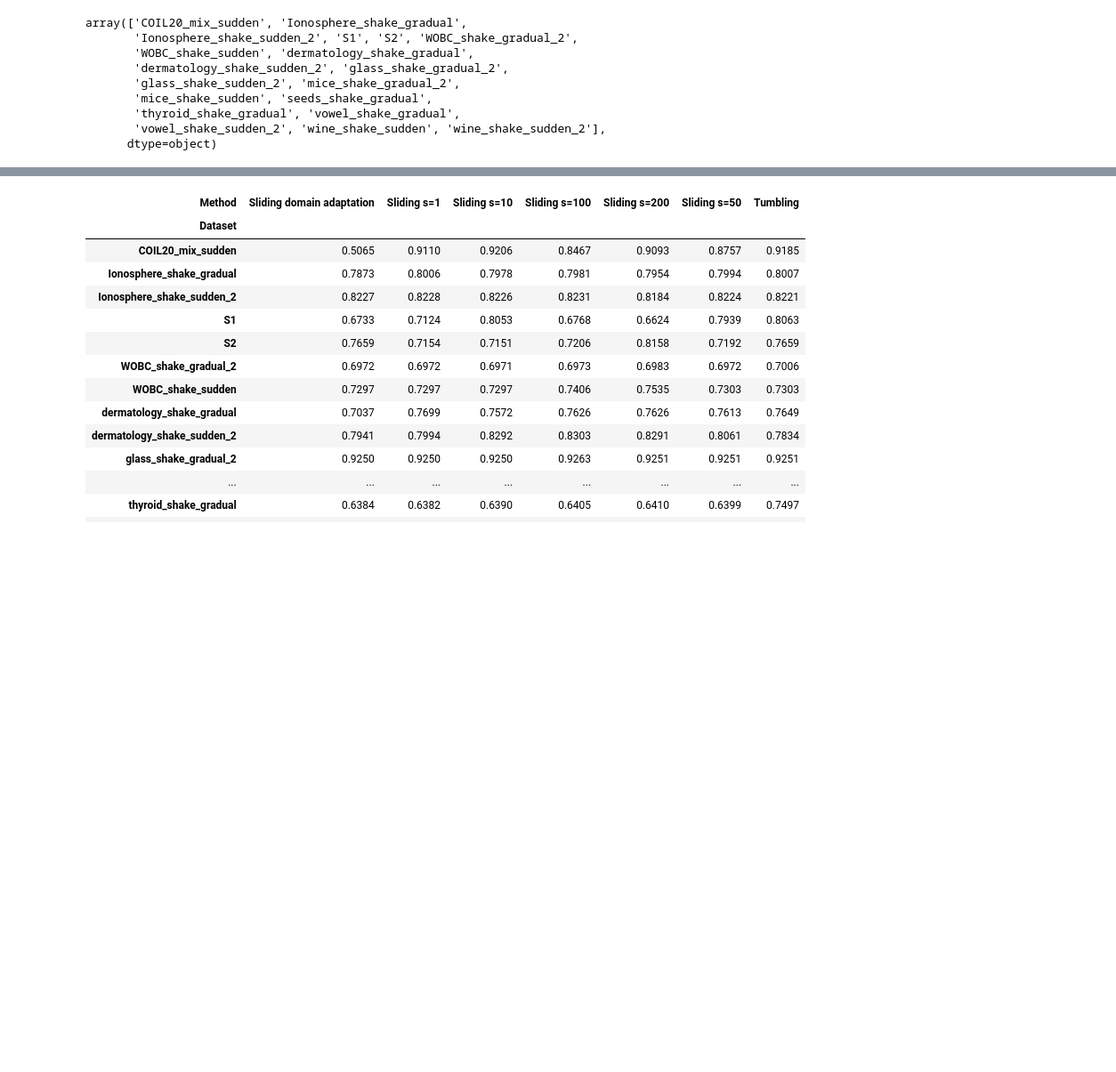
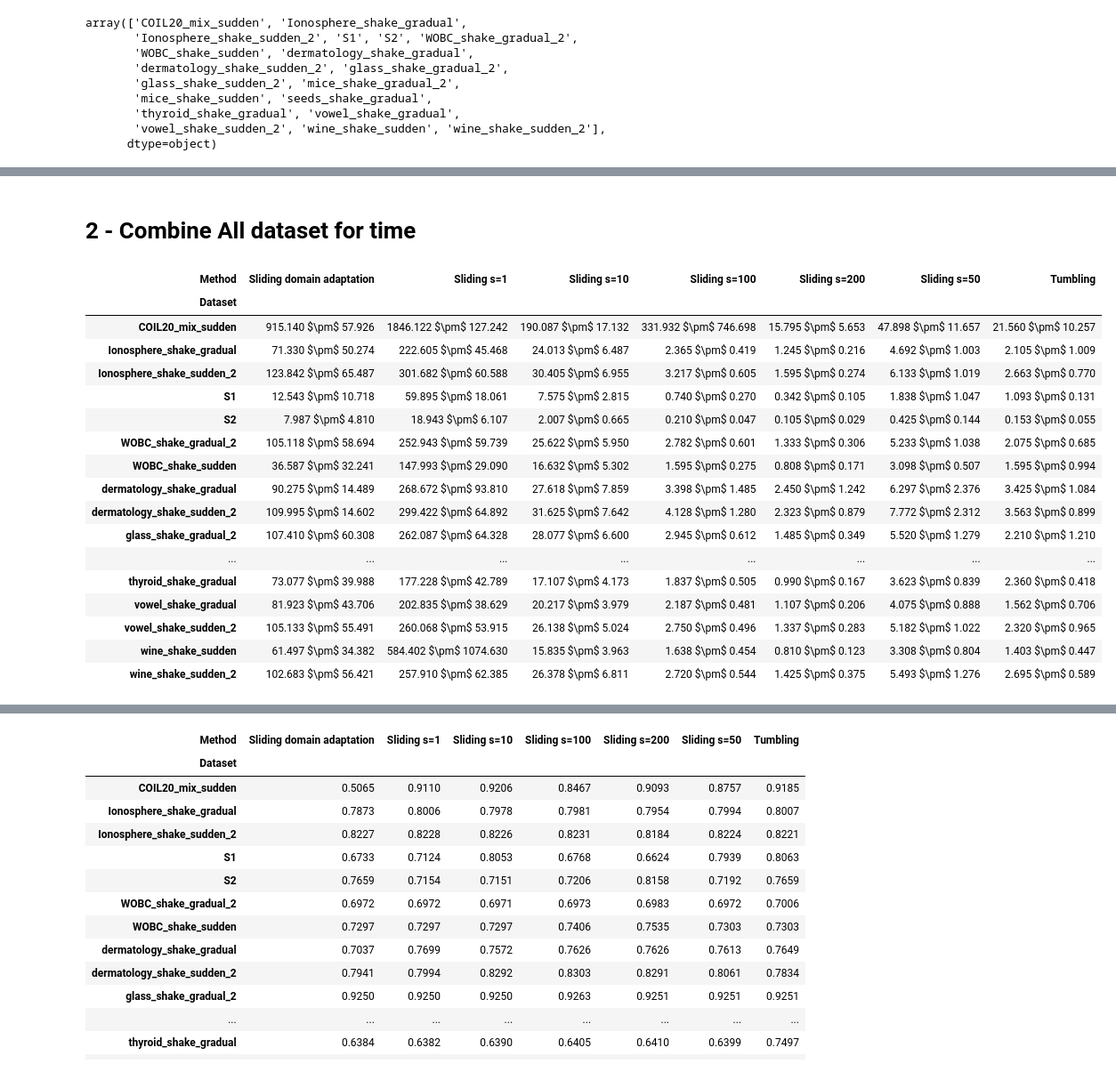
Before and after one commit to Trust26h/Online-domain-adaptation-for-data-stream-anomaly-detection, a Jupyter notebook: notebook/analyse.ipynb, the cells around one changed output, grey strips where cells are left out. Shown at 89% size. Drawn from its saved outputs; the diff is of its cells as text; code cells hidden in the pictures; blank space fills up the shorter version.

```diff
--- a/notebook/analyse.ipynb
+++ b/notebook/analyse.ipynb
@@ -175,0 +210,23 @@ df_max = pd.concat(df_2, ignore_index=True)
+# %% [markdown]
+# 2 - Combine All dataset for time
+# %%
+df_time
+# %% [output]
+| Method | Sliding domain adaptation | Sliding s=1 | Sliding s=10 | Sliding s=100 | Sliding s=200 | Sliding s=50 | Tumbling |
+| Dataset |  |  |  |  |  |  |  |
+| COIL20_mix_sudden | 915.140 $\pm$ 57.926 | 1846.122 $\pm$ 127.242 | 190.087 $\pm$ 17.132 | 331.932 $\pm$ 746.698 | 15.795 $\pm$ 5.653 | 47.898 $\pm$ 11.657 | 21.560 $\pm$ 10.257 |
+| Ionosphere_shake_gradual | 71.330 $\pm$ 50.274 | 222.605 $\pm$ 45.468 | 24.013 $\pm$ 6.487 | 2.365 $\pm$ 0.419 | 1.245 $\pm$ 0.216 | 4.692 $\pm$ 1.003 | 2.105 $\pm$ 1.009 |
+| Ionosphere_shake_sudden_2 | 123.842 $\pm$ 65.487 | 301.682 $\pm$ 60.588 | 30.405 $\pm$ 6.955 | 3.217 $\pm$ 0.605 | 1.595 $\pm$ 0.274 | 6.133 $\pm$ 1.019 | 2.663 $\pm$ 0.770 |
+| S1 | 12.543 $\pm$ 10.718 | 59.895 $\pm$ 18.061 | 7.575 $\pm$ 2.815 | 0.740 $\pm$ 0.270 | 0.342 $\pm$ 0.105 | 1.838 $\pm$ 1.047 | 1.093 $\pm$ 0.131 |
+| S2 | 7.987 $\pm$ 4.810 | 18.943 $\pm$ 6.107 | 2.007 $\pm$ 0.665 | 0.210 $\pm$ 0.047 | 0.105 $\pm$ 0.029 | 0.425 $\pm$ 0.144 | 0.153 $\pm$ 0.055 |
+| WOBC_shake_gradual_2 | 105.118 $\pm$ 58.694 | 252.943 $\pm$ 59.739 | 25.622 $\pm$ 5.950 | 2.782 $\pm$ 0.601 | 1.333 $\pm$ 0.306 | 5.233 $\pm$ 1.038 | 2.075 $\pm$ 0.685 |
+| WOBC_shake_sudden | 36.587 $\pm$ 32.241 | 147.993 $\pm$ 29.090 | 16.632 $\pm$ 5.302 | 1.595 $\pm$ 0.275 | 0.808 $\pm$ 0.171 | 3.098 $\pm$ 0.507 | 1.595 $\pm$ 0.994 |
+| dermatology_shake_gradual | 90.275 $\pm$ 14.489 | 268.672 $\pm$ 93.810 | 27.618 $\pm$ 7.859 | 3.398 $\pm$ 1.485 | 2.450 $\pm$ 1.242 | 6.297 $\pm$ 2.376 | 3.425 $\pm$ 1.084 |
+| dermatology_shake_sudden_2 | 109.995 $\pm$ 14.602 | 299.422 $\pm$ 64.892 | 31.625 $\pm$ 7.642 | 4.128 $\pm$ 1.280 | 2.323 $\pm$ 0.879 | 7.772 $\pm$ 2.312 | 3.563 $\pm$ 0.899 |
+| glass_shake_gradual_2 | 107.410 $\pm$ 60.308 | 262.087 $\pm$ 64.328 | 28.077 $\pm$ 6.600 | 2.945 $\pm$ 0.612 | 1.485 $\pm$ 0.349 | 5.520 $\pm$ 1.279 | 2.210 $\pm$ 1.210 |
+| ... | ... | ... | ... | ... | ... | ... | ... |
+| thyroid_shake_gradual | 73.077 $\pm$ 39.988 | 177.228 $\pm$ 42.789 | 17.107 $\pm$ 4.173 | 1.837 $\pm$ 0.505 | 0.990 $\pm$ 0.167 | 3.623 $\pm$ 0.839 | 2.360 $\pm$ 0.418 |
+| vowel_shake_gradual | 81.923 $\pm$ 43.706 | 202.835 $\pm$ 38.629 | 20.217 $\pm$ 3.979 | 2.187 $\pm$ 0.481 | 1.107 $\pm$ 0.206 | 4.075 $\pm$ 0.888 | 1.562 $\pm$ 0.706 |
+| vowel_shake_sudden_2 | 105.133 $\pm$ 55.491 | 260.068 $\pm$ 53.915 | 26.138 $\pm$ 5.024 | 2.750 $\pm$ 0.496 | 1.337 $\pm$ 0.283 | 5.182 $\pm$ 1.022 | 2.320 $\pm$ 0.965 |
+| wine_shake_sudden | 61.497 $\pm$ 34.382 | 584.402 $\pm$ 1074.630 | 15.835 $\pm$ 3.963 | 1.638 $\pm$ 0.454 | 0.810 $\pm$ 0.123 | 3.308 $\pm$ 0.804 | 1.403 $\pm$ 0.447 |
+| wine_shake_sudden_2 | 102.683 $\pm$ 56.421 | 257.910 $\pm$ 62.385 | 26.378 $\pm$ 6.811 | 2.720 $\pm$ 0.544 | 1.425 $\pm$ 0.375 | 5.493 $\pm$ 1.276 | 2.695 $\pm$ 0.589 |
```
Also changed, not shown: parts of 30 cells of this notebook, 1 other file.
